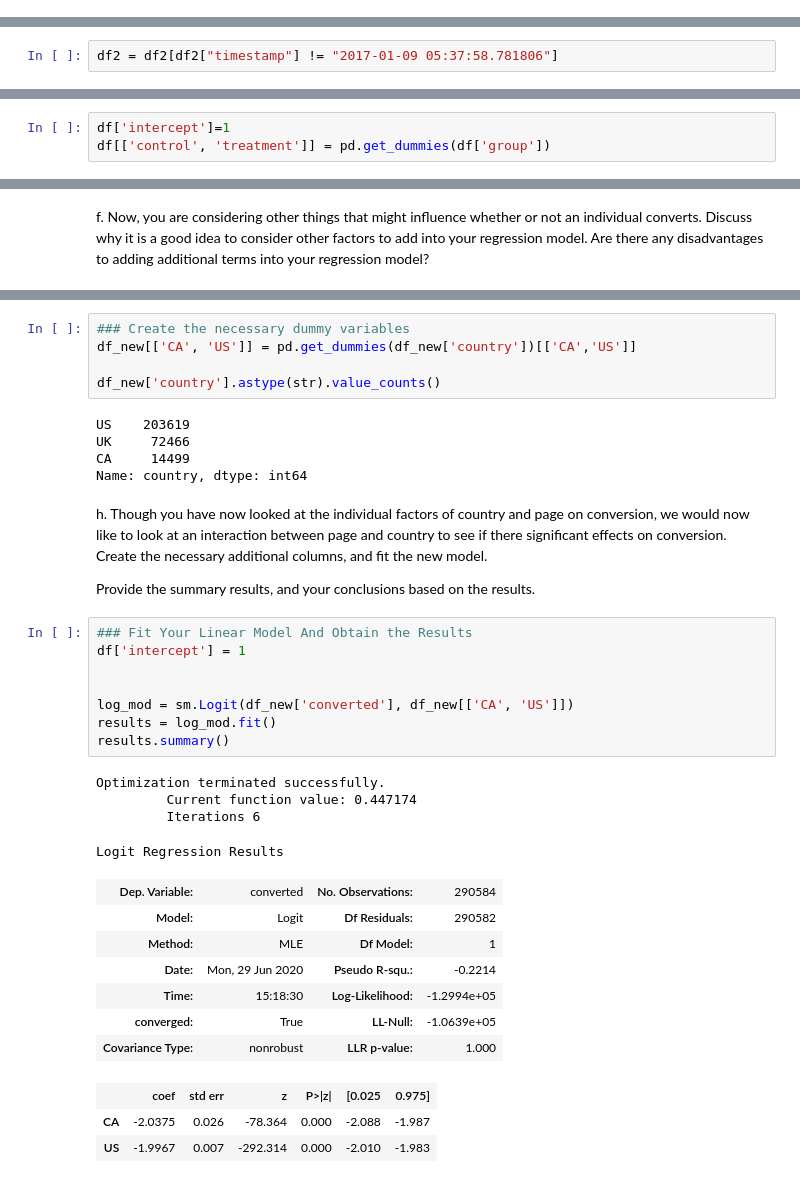
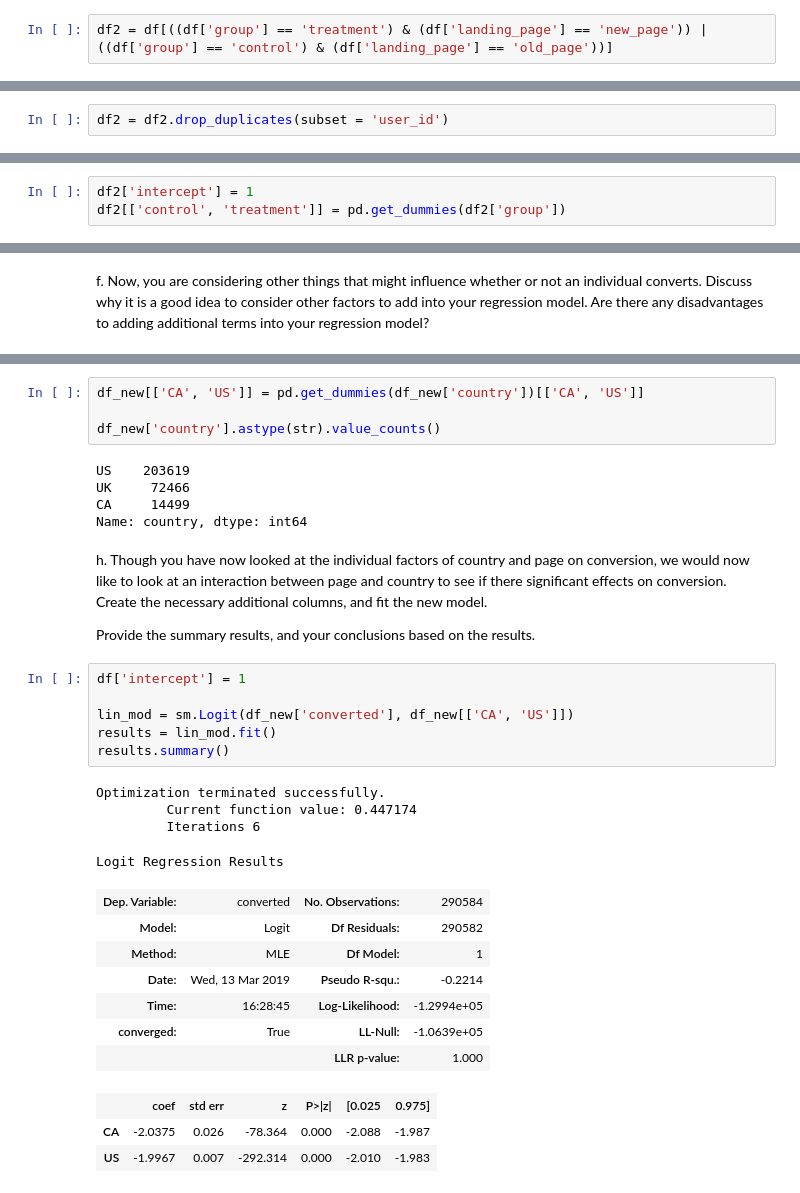
Before and after one commit to ckoviri/Data_Analysis, a Jupyter notebook: ABTesting/Analyze_ab_test_results_notebook.ipynb, the cells around one changed output, grey strips where cells are left out. Drawn from its saved outputs; the diff is of its cells as text.

```diff
--- a/ABTesting/Analyze_ab_test_results_notebook.ipynb
+++ b/ABTesting/Analyze_ab_test_results_notebook.ipynb
@@ -93,3 +113,5 @@ df2 = df
+# %%
+df2 = df[((df['group'] == 'treatment') & (df['landing_page'] == 'new_page')) | ((df['group'] == 'control') & (df['landing_page'] == 'old_page'))]
 # %%
 # Double Check all of the correct rows were removed - this should be 0
 df2[((df2['group'] == 'treatment') == (df2['landing_page'] == 'new_page')) == False].shape[0]
@@ -123,4 +144,2 @@ df2[df2.duplicated(['user_id'], keep=False)]
 # %% [markdown]
 d. Remove **one** of the rows with a duplicate **user_id**, but keep your dataframe as **df2**.
-# %%
-df2 = df2[df2["timestamp"] != "2017-01-09 05:37:58.781806"]
@@ -126,0 +150,2 @@ df2 = df2[df2["timestamp"] != "2017-01-09 05:37:58.781806"]
+# %%
+df2 = df2.drop_duplicates(subset = 'user_id')
@@ -326,4 +373,4 @@ b. The goal is to use **statsmodels** to fit the regression model you specified
 # %%
-df['intercept']=1
-df[['control', 'treatment']] = pd.get_dummies(df['group'])
+df2['intercept'] = 1
+df2[['control', 'treatment']] = pd.get_dummies(df2['group'])
 # %% [markdown]
@@ -375,6 +444,5 @@ df_new = countries_df.set_index('user_id').join(df2.set_index('user_id'), how='i
 # %%
-### Create the necessary dummy variables
-df_new[['CA', 'US']] = pd.get_dummies(df_new['country'])[['CA','US']]
+df_new[['CA', 'US']] = pd.get_dummies(df_new['country'])[['CA', 'US']]
 
 df_new['country'].astype(str).value_counts()
 # %% [output]
@@ -387,25 +455,23 @@ h. Though you have now looked at the individual factors of country and page on c
 
 Provide the summary results, and your conclusions based on the results.
 # %%
-### Fit Your Linear Model And Obtain the Results
 df['intercept'] = 1
 
-
-log_mod = sm.Logit(df_new['converted'], df_new[['CA', 'US']])
-results = log_mod.fit()
+lin_mod = sm.Logit(df_new['converted'], df_new[['CA', 'US']])
+results = lin_mod.fit()
 results.summary()
 # %% [output]
 Optimization terminated successfully.
          Current function value: 0.447174
          Iterations 6
 Logit Regression Results
 | Dep. Variable: | converted | No. Observations: | 290584 |
 | Model: | Logit | Df Residuals: | 290582 |
 | Method: | MLE | Df Model: | 1 |
-| Date: | Mon, 29 Jun 2020 | Pseudo R-squ.: | -0.2214 |
-| Time: | 15:18:30 | Log-Likelihood: | -1.2994e+05 |
+| Date: | Wed, 13 Mar 2019 | Pseudo R-squ.: | -0.2214 |
+| Time: | 16:28:45 | Log-Likelihood: | -1.2994e+05 |
 | converged: | True | LL-Null: | -1.0639e+05 |
-| Covariance Type: | nonrobust | LLR p-value: | 1.000 |
+|  |  | LLR p-value: | 1.000 |
 |  | coef | std err | z | P>|z| | [0.025 | 0.975] |
 | CA | -2.0375 | 0.026 | -78.364 | 0.000 | -2.088 | -1.987 |
 | US | -1.9967 | 0.007 | -292.314 | 0.000 | -2.010 | -1.983 |
```
Also changed, not shown: parts of 112 cells of this notebook, 3 other files.
